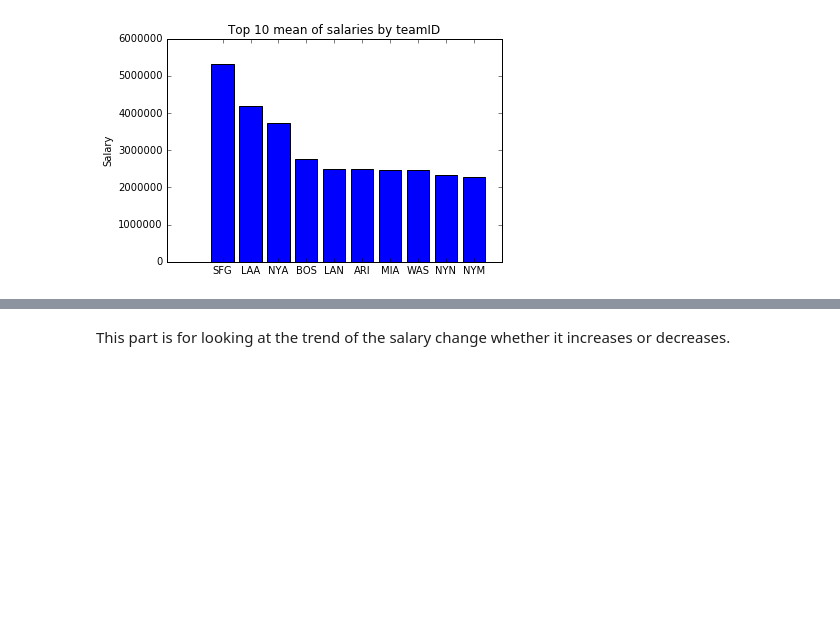
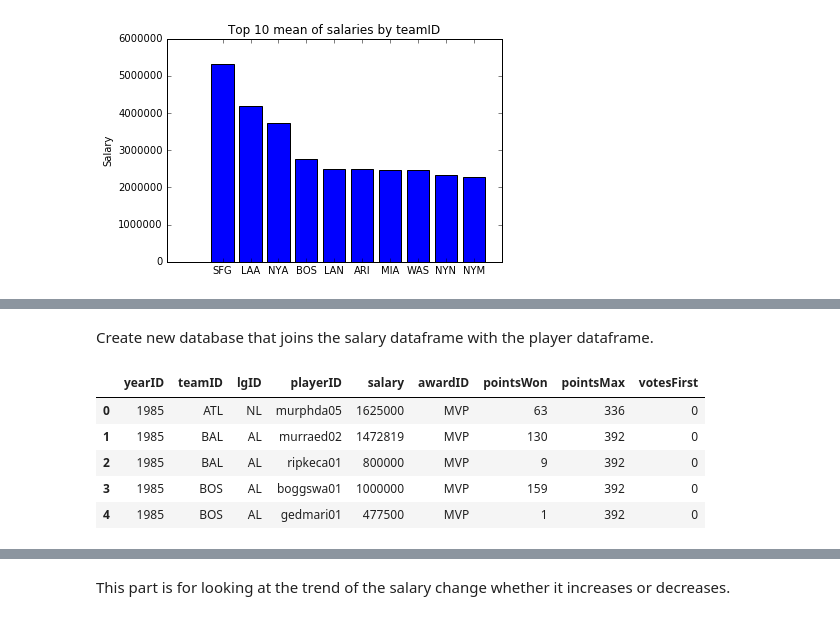
Before and after one commit to wonjunee/investigate-a-dataset, a Jupyter notebook: P2_baseball.ipynb, the cells around one changed output, grey strips where cells are left out. Cells and saved outputs as stored; diff of their text form; code cells hidden in the pictures; blank space fills up the shorter version.

```diff
--- a/P2_baseball.ipynb
+++ b/P2_baseball.ipynb
@@ -350,0 +373,12 @@ print salariesDF["yearID"].to_frame().join(salariesDF["playerID"].to_frame())
+# %% [markdown]
+Create new database that joins the salary dataframe with the player dataframe.
+# %%
+salaryPlayerDF = pd.merge(salariesDFkv, playersDFkv, how = "inner")
+salaryPlayerDF.head()
+# %% [output]
+|  | yearID | teamID | lgID | playerID | salary | awardID | pointsWon | pointsMax | votesFirst |
+| 0 | 1985 | ATL | NL | murphda05 | 1625000 | MVP | 63 | 336 | 0 |
+| 1 | 1985 | BAL | AL | murraed02 | 1472819 | MVP | 130 | 392 | 0 |
+| 2 | 1985 | BAL | AL | ripkeca01 | 800000 | MVP | 9 | 392 | 0 |
+| 3 | 1985 | BOS | AL | boggswa01 | 1000000 | MVP | 159 | 392 | 0 |
+| 4 | 1985 | BOS | AL | gedmari01 | 477500 | MVP | 1 | 392 | 0 |
```
Also changed, not shown: parts of 27 cells of this notebook.
